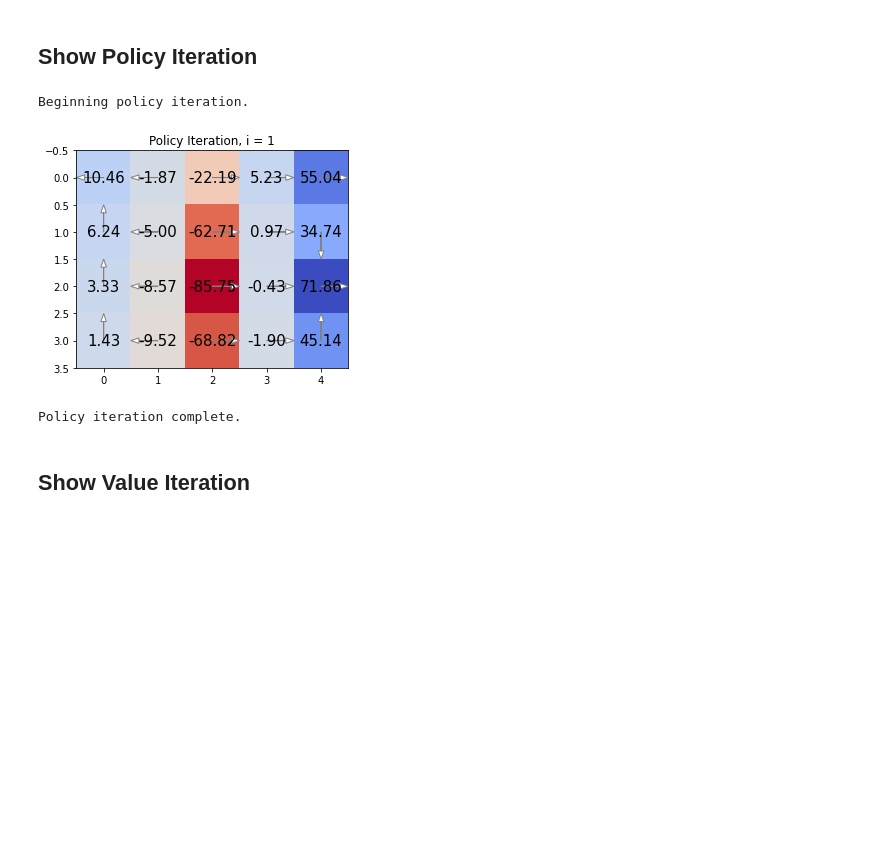
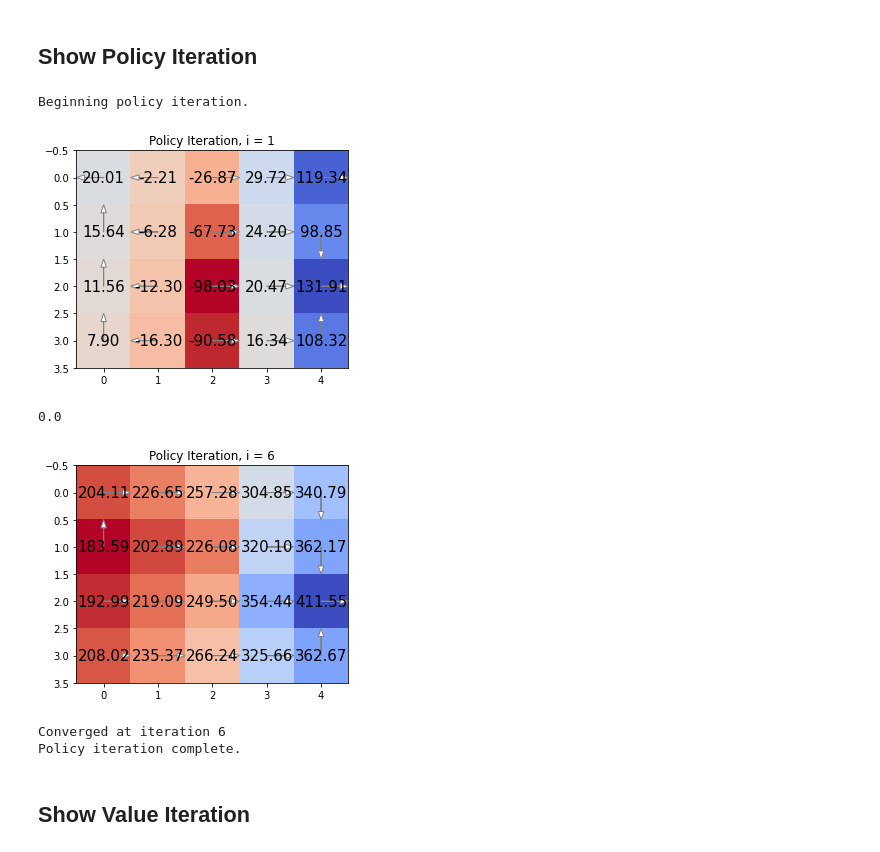
Before and after one commit to arnavinator/cs181-s22-homeworks, a Jupyter notebook: HW6/T6_P2.ipynb, the cells around one changed output. Saved outputs shown, nothing was run; the diff lists cells and outputs as text; code cells hidden in the pictures; blank space fills up the shorter version.

Commit message:
more plots

```diff
--- a/HW6/T6_P2.ipynb
+++ b/HW6/T6_P2.ipynb
@@ -396,12 +396,15 @@ def learn_strategy(planning_type = VALUE_ITER, max_iter = 10, print_every = 5, c
 ## Show Policy Iteration
 # %%
 print('Beginning policy iteration.')
-learn_strategy(planning_type=POLICY_ITER, max_iter = 50, print_every = 50, ct = None, gamma = 0.7)
+learn_strategy(planning_type=POLICY_ITER, max_iter = 50, print_every = 50, ct = 0.0001, gamma = 0.9)
 print('Policy iteration complete.\n')
 # %% [output]
 Beginning policy iteration.
-[figure, old version]
+[figure, new version]
-Policy iteration complete.
+0.0
+[figure, added]
+Converged at iteration 6
+Policy iteration complete.
 # %% [markdown]
 ## Show Value Iteration
 # %%
```
Also changed, not shown: parts of 2 cells of this notebook, 9 other files.
